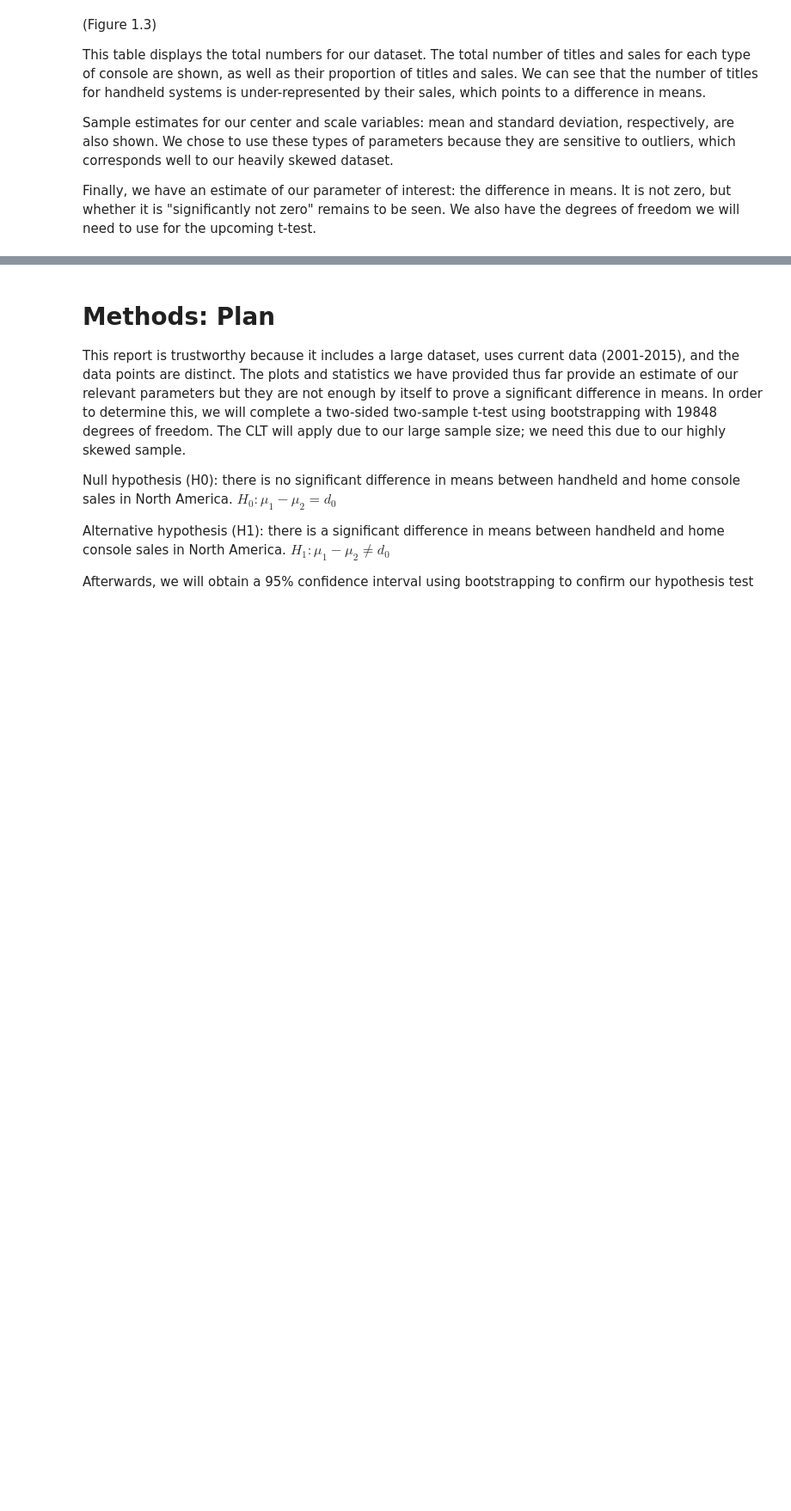
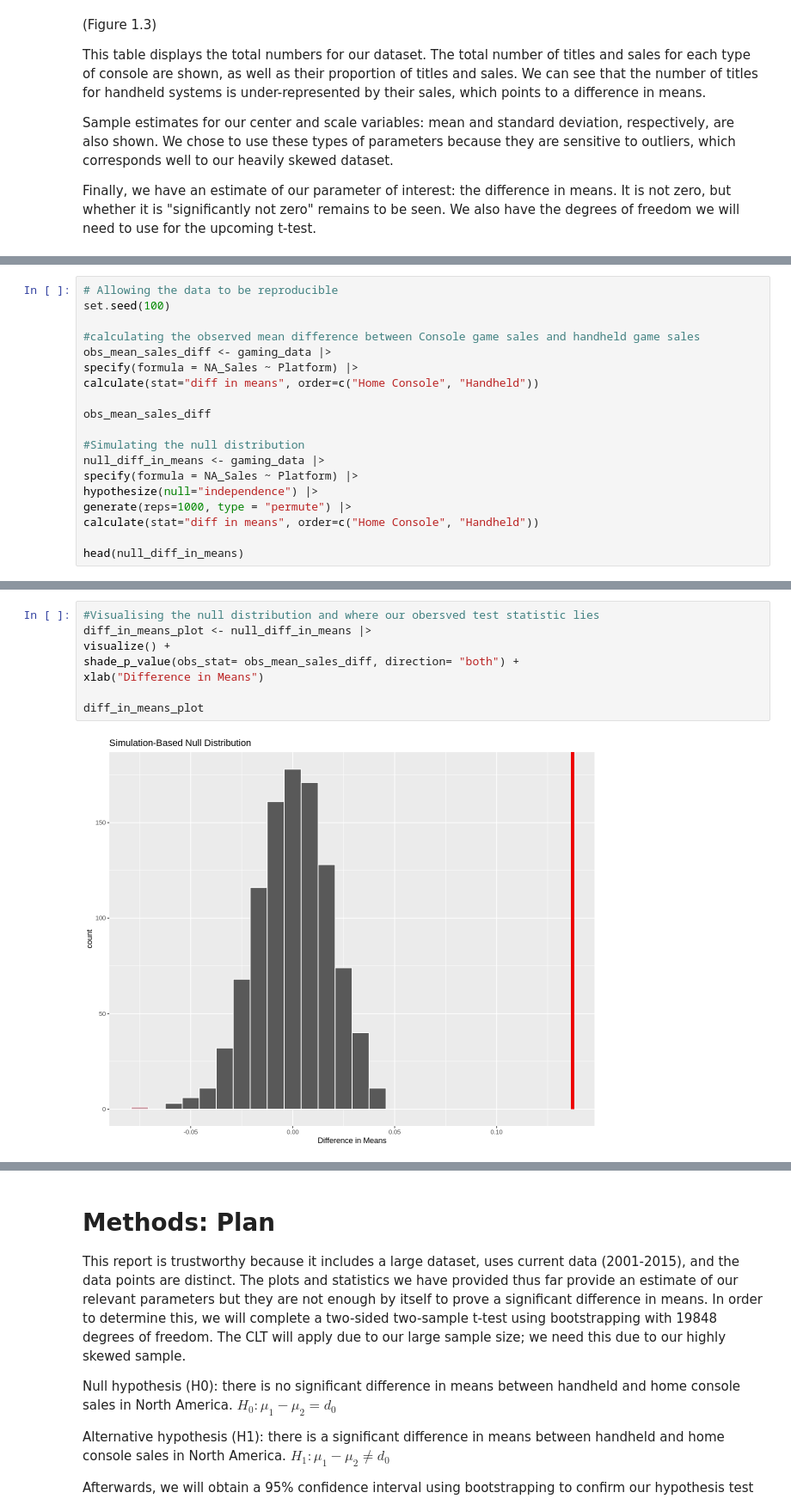
Before and after one commit to xonew/Stat-200-21-Project, a Jupyter notebook: proposal.ipynb, the cells around one changed output, grey strips where cells are left out. Shown at 86% size. Drawn from its saved outputs; the diff is of its cells as text; blank space fills up the shorter version.

Commit message:
Added hypothesis test Using Bootstrapping

```diff
--- a/proposal.ipynb
+++ b/proposal.ipynb
@@ -140,0 +157,19 @@ Finally, we have an estimate of our parameter of interest: the difference in mea
+# %%
+# Allowing the data to be reproducible
+set.seed(100)
+
+#calculating the observed mean difference between Console game sales and handheld game sales
+obs_mean_sales_diff <- gaming_data |>
+specify(formula = NA_Sales ~ Platform) |>
+calculate(stat="diff in means", order=c("Home Console", "Handheld"))
+
+obs_mean_sales_diff
+
+#Simulating the null distribution
+null_diff_in_means <- gaming_data |>
+specify(formula = NA_Sales ~ Platform) |>
+hypothesize(null="independence") |>
+generate(reps=1000, type = "permute") |>
+calculate(stat="diff in means", order=c("Home Console", "Handheld"))
+
+head(null_diff_in_means)
@@ -140,0 +190,10 @@ Finally, we have an estimate of our parameter of interest: the difference in mea
+# %%
+#Visualising the null distribution and where our obersved test statistic lies
+diff_in_means_plot <- null_diff_in_means |>
+visualize() +
+shade_p_value(obs_stat= obs_mean_sales_diff, direction= "both") +
+xlab("Difference in Means")
+
+diff_in_means_plot
+# %% [output]
+[figure, added]
```
Also changed, not shown: parts of 9 cells of this notebook.
